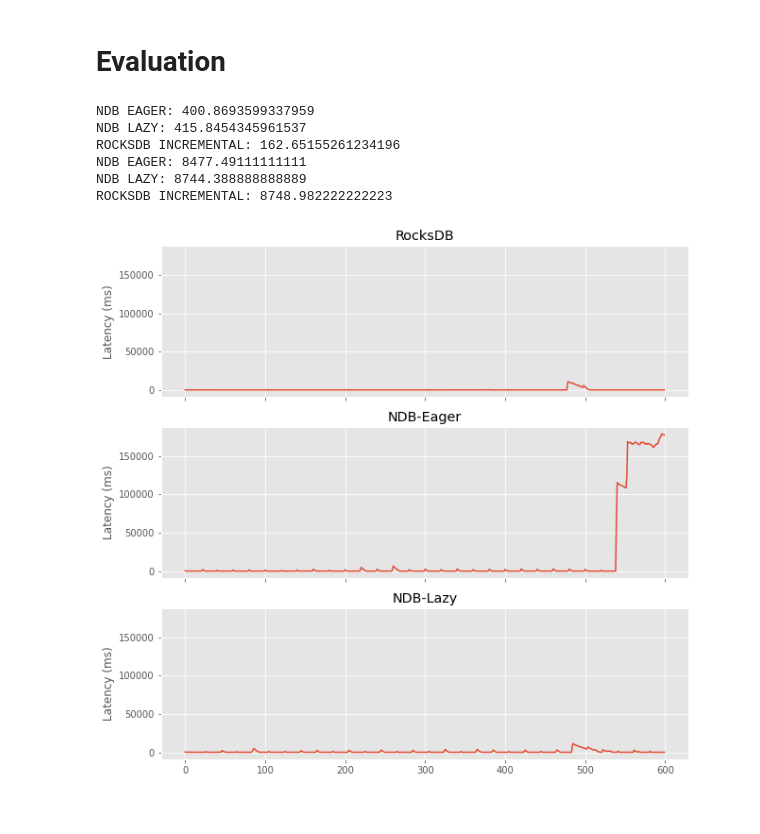
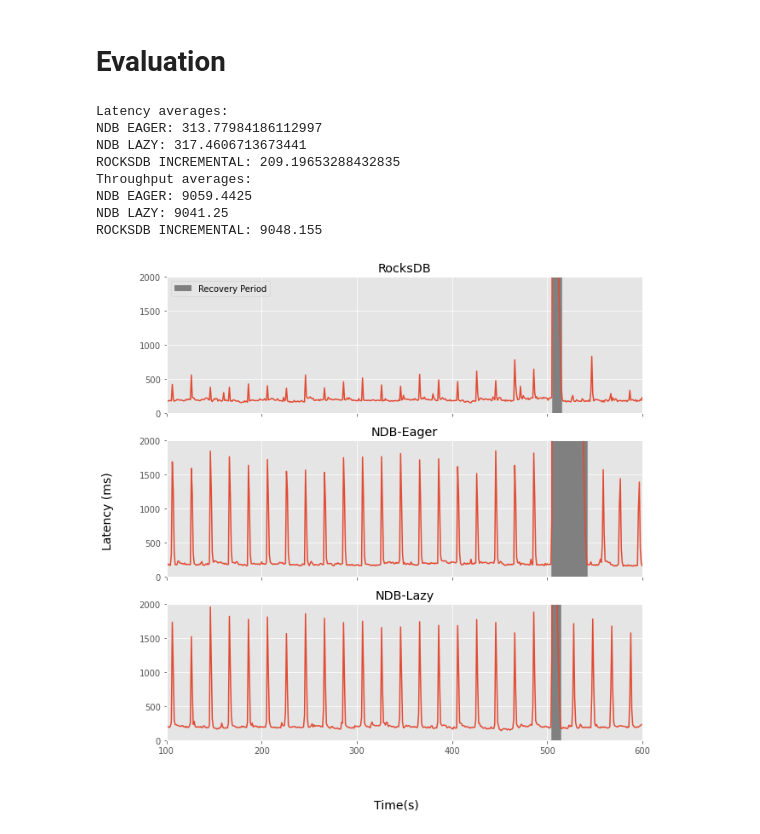
Before and after one commit to ChristopherGustafson/statefun-ndb-benchmark, a Jupyter notebook: evaluator/evaluator-general.ipynb, the cells around one changed output. Cells and saved outputs as stored; diff of their text form; code cells hidden in the pictures.

```diff
--- a/evaluator/evaluator-general.ipynb
+++ b/evaluator/evaluator-general.ipynb
@@ -8,8 +9,8 @@ import matplotlib.pyplot as plt
 # %%
 # Settings
-ndb_eager_filepath = '/home/christopher/Workspace/statefun-ndb-benchmark/output-data/25-05-2022_11:14/ndb-eager-3-workers-embedded-12000.json'
-ndb_lazy_filepath = '/home/christopher/Workspace/statefun-ndb-benchmark/output-data/25-05-2022_10:18/---workers-embedded-.json'
-rocksdb_filepath = '/home/christopher/Workspace/statefun-ndb-benchmark/output-data/24-05-2022_16:18/rocksdb-eager-3-workers-embedded-12000.json'
+ndb_eager_filepath = '/home/christopher/Workspace/statefun-ndb-benchmark/output-data/01-06-2022_12:55/ndb-eager-3-workers-embedded-10000.json'
+ndb_lazy_filepath = '/home/christopher/Workspace/statefun-ndb-benchmark/output-data/01-06-2022_14:04/ndb-lazy-3-workers-embedded-10000.json'
+rocksdb_filepath = '/home/christopher/Workspace/statefun-ndb-benchmark/output-data/01-06-2022_15:00/rocksdb-eager-3-workers-embedded-10000.json'
 #rocksdb_full_filepath = '/media/farah/ce8e52bc-a47a-4fb7-b504-390efd9006ff/christopher/benchmark-data/17-05-2022_13:38/rocksdb-eager-3-workers-embedded-8000.json'
 
 # rocksdb_filepath = ndb_filepath
@@ -20,10 +21,8 @@ ndb_eager_df = pd.read_json(ndb_eager_filepath, lines=True)
 initial_timestamp = ndb_eager_df["inputKafkaTimestamp"].min()
 ndb_eager_df["latency"] = ndb_eager_df["outputKafkaTimestamp"] - ndb_eager_df["inputKafkaTimestamp"]
 # Start time of event in seconds, counted from initial event, convert to int to create 1 second buckets
-ndb_eager_df["startTimeBucket"] = ((ndb_eager_df["inputKafkaTimestamp"] - initial_timestamp)/1000).astype(int)
-ndb_eager_df["endTimeBucket"] = ((ndb_eager_df["outputKafkaTimestamp"] - initial_timestamp)/1000).astype(int)
-ndb_eager_df["startTimeBucketTen"] = (ndb_eager_df["startTimeBucket"]/10)*10
-ndb_eager_df["endTimeBucketTen"] = (ndb_eager_df["endTimeBucket"]/10)*10
+ndb_eager_df["startTimeBucket"] = ((ndb_eager_df["inputKafkaTimestamp"] - initial_timestamp)/1000).astype(int)+8
+ndb_eager_df["endTimeBucket"] = ((ndb_eager_df["outputKafkaTimestamp"] - initial_timestamp)/1000).astype(int)+8
 
 ndb_lazy_df = pd.read_json(ndb_lazy_filepath, lines=True)
 
@@ -32,48 +31,36 @@ ndb_lazy_df["latency"] = ndb_lazy_df["outputKafkaTimestamp"] - ndb_lazy_df["inpu
 # Start time of event in seconds, counted from initial event, convert to int to create 1 second buckets
 ndb_lazy_df["startTimeBucket"] = ((ndb_lazy_df["inputKafkaTimestamp"] - initial_timestamp)/1000).astype(int)
 ndb_lazy_df["endTimeBucket"] = ((ndb_lazy_df["outputKafkaTimestamp"] - initial_timestamp)/1000).astype(int)
-ndb_lazy_df["startTimeBucketTen"] = (ndb_lazy_df["startTimeBucket"]/10)*10
-ndb_lazy_df["endTimeBucketTen"] = (ndb_lazy_df["endTimeBucket"]/10)*10
 
 rocksdb_df = pd.read_json(rocksdb_filepath, lines=True)
 
 initial_timestamp = rocksdb_df["inputKafkaTimestamp"].min()
 rocksdb_df["latency"] = rocksdb_df["outputKafkaTimestamp"] - rocksdb_df["inputKafkaTimestamp"]
 # Start time of event in seconds, counted from initial event, convert to int to create 1 second buckets
-rocksdb_df["startTimeBucket"] = ((rocksdb_df["inputKafkaTimestamp"] - initial_timestamp)/1000).astype(int)
-rocksdb_df["endTimeBucket"] = ((rocksdb_df["outputKafkaTimestamp"] - initial_timestamp)/1000).astype(int)
-rocksdb_df["startTimeBucketTen"] = (rocksdb_df["startTimeBucket"]/10)*10
-rocksdb_df["endTimeBucketTen"] = (rocksdb_df["endTimeBucket"]/10)*10
-
-
-
-#rocksdb_full_df = pd.read_json(rocksdb_full_filepath, lines=True)
-#initial_timestamp = rocksdb_full_df["inputKafkaTimestamp"].min()
-#rocksdb_full_df["latency"] = rocksdb_full_df["outputKafkaTimestamp"] - rocksdb_full_df["inputKafkaTimestamp"]
-# Start time of event in seconds, counted from initial event, convert to int to create 1 second buckets
-#rocksdb_full_df["startTimeBucket"] = ((rocksdb_full_df["inputKafkaTimestamp"] - initial_timestamp)/1000).astype(int)
-#rocksdb_full_df["endTimeBucket"] = ((rocksdb_full_df["outputKafkaTimestamp"] - initial_timestamp)/1000).astype(int)
-#rocksdb_full_df["startTimeBucketTen"] = (rocksdb_full_df["startTimeBucket"]/10)*10
-#rocksdb_full_df["endTimeBucketTen"] = (rocksdb_full_df["endTimeBucket"]/10)*10
+rocksdb_df["startTimeBucket"] = ((rocksdb_df["inputKafkaTimestamp"] - initial_timestamp)/1000).astype(int)+2
+rocksdb_df["endTimeBucket"] = ((rocksdb_df["outputKafkaTimestamp"] - initial_timestamp)/1000).astype(int)+2
 # %%
 pd.set_option('float_format', '{:f}'.format)
-print("NDB EAGER: " + str(ndb_eager_df[ndb_eager_df["startTimeBucket"] < 450]["latency"].mean()))
-print("NDB LAZY: " + str(ndb_lazy_df[ndb_lazy_df["startTimeBucket"] < 450]["latency"].mean()))
-print("ROCKSDB INCREMENTAL: " + str(rocksdb_df[rocksdb_df["startTimeBucket"] < 450]["latency"].mean()))
+print("Latency averages:")
+print("NDB EAGER: " + str(ndb_eager_df[ndb_eager_df["startTimeBucket"].between(10, 410)]["latency"].mean()))
+print("NDB LAZY: " + str(ndb_lazy_df[ndb_lazy_df["startTimeBucket"].between(10, 410)]["latency"].mean()))
+print("ROCKSDB INCREMENTAL: " + str(rocksdb_df[rocksdb_df["startTimeBucket"].between(10, 410)]["latency"].mean()))
 #print("ROCKSDB FULL: " + str(rocksdb_full_df[rocksdb_full_df["startTimeBucket"] < 300]["latency"].mean()))
 
-
-print("NDB EAGER: " + str(len(ndb_eager_df[ndb_eager_df["startTimeBucket"] < 450].index)/450))
-print("NDB LAZY: " + str(len(ndb_lazy_df[ndb_lazy_df["startTimeBucket"] < 450].index)/450))
-print("ROCKSDB INCREMENTAL: " + str(len(rocksdb_df[rocksdb_df["startTimeBucket"] < 450].index)/450))
+print("Throughput averages:")
+print("NDB EAGER: " + str(len(ndb_eager_df[ndb_eager_df["startTimeBucket"].between(10, 410)].index)/400))
+print("NDB LAZY: " + str(len(ndb_lazy_df[ndb_lazy_df["startTimeBucket"].between(10, 410)].index)/400))
+print("ROCKSDB INCREMENTAL: " + str(len(rocksdb_df[rocksdb_df["startTimeBucket"].between(10, 410)].index)/400))
 #print("ROCKSDB FULL: " + str(len(rocksdb_full_df[rocksdb_full_df["startTimeBucket"] < 300].index)/300))
 # %% [output]
-NDB EAGER: 400.8693599337959
-NDB LAZY: 415.8454345961537
-ROCKSDB INCREMENTAL: 162.65155261234196
-NDB EAGER: 8477.49111111111
-NDB LAZY: 8744.388888888889
-ROCKSDB INCREMENTAL: 8748.982222222223
+Latency averages:
+NDB EAGER: 313.77984186112997
+NDB LAZY: 317.4606713673441
+ROCKSDB INCREMENTAL: 209.19653288432835
+Throughput averages:
+NDB EAGER: 9059.4425
+NDB LAZY: 9041.25
+ROCKSDB INCREMENTAL: 9048.155
 # %%
 # Plot styling
 plt.style.use('ggplot')
@@ -90,38 +77,44 @@ x_max = max(ndb_max, rocksdb_max)
 
 #plt.xlim(450, 510)
 
 fig, axs = plt.subplots(3, sharex=True, sharey=True)
 fig.set_figheight(10)
 fig.set_figwidth(10)
+axs[0].legend([Patch(facecolor='gray',label='Recovery Period')], ["Recovery Period"])
+
+fig.supylabel("Latency (ms)", size="14")
+fig.supxlabel("Time(s)", size="14")
 
 # RocksDB
 p = rocksdb_df.groupby("startTimeBucket")["latency"].mean()
 axs[0].plot(p, label="rocksdb")
 axs[0].set_title("RocksDB")
-axs[0].set_ylabel("Latency (ms)")
+axs[0].set_ylim(0, 2000)
+axs[0].set_xlim(100, 600)
+axs[0].axvspan(505, 515, color="grey")
 
 # Eager Recover
 p = ndb_eager_df.groupby("startTimeBucket")["latency"].mean()
 axs[1].plot(p, label="ndb-eager")
 axs[1].set_title("NDB-Eager")
-axs[1].set_ylabel("Latency (ms)")
+axs[1].axvspan(504, 542, color="grey")
 
 # Lazy Recovery
 p = ndb_lazy_df.groupby("startTimeBucket")["latency"].mean()
 axs[2].plot(p, label="ndb-lazy")
 axs[2].set_title("NDB-Lazy")
-axs[2].set_ylabel("Latency (ms)")
+axs[2].axvspan(504, 514, color="grey")
 
 
 # Add line when failure happens
 #plt.axvline(x=444, color="grey", dashes=(10.0, 10.0))
 
 #p = rocksdb_full_df.groupby("startTimeBucket")["latency"].mean()
 #plt.plot(p, label="rocksdb-full")
 
-plt.savefig("/home/christopher/Workspace/statefun-ndb-benchmark/evaluator/figures/latency")
+plt.savefig("/home/christopher/Workspace/statefun-ndb-benchmark/evaluator/figures/latency.svg")
 # %% [output]
-[figure, old version]
+[figure, new version]
 # %%
 # Throughput plot
 
```
Also changed, not shown: parts of 2 cells of this notebook, 4 other files.
